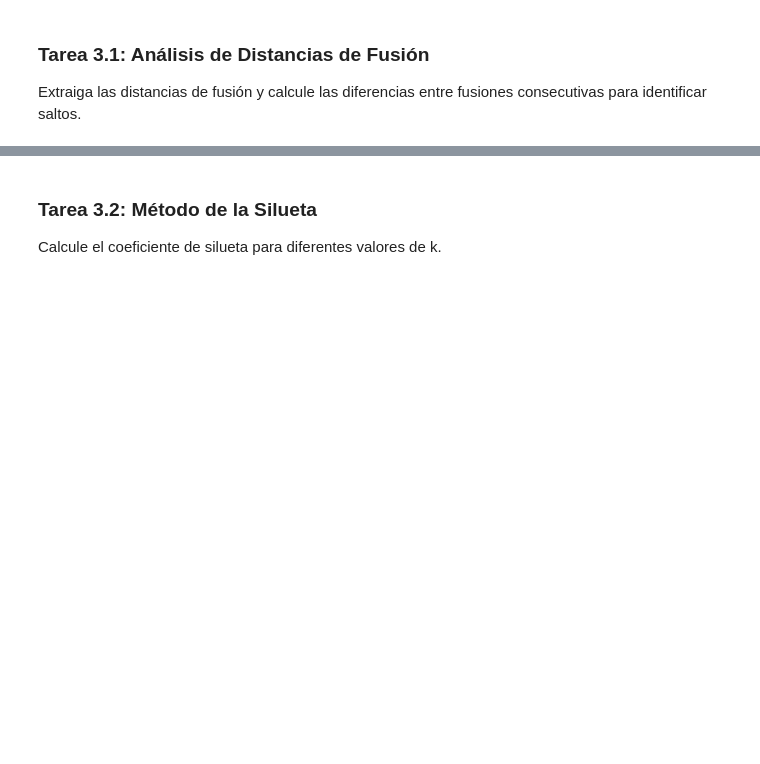
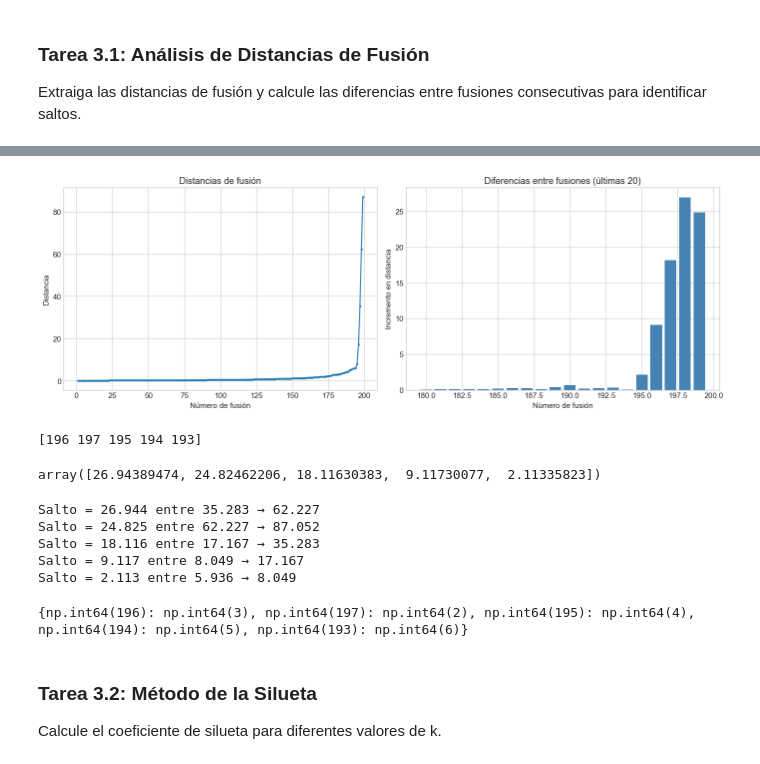
Before and after one commit to choppeb7/aprendizaje-no-supervisado, a Jupyter notebook: Notebooks_Clustering/2_Clustering_Jerarquico_Ejercicios.ipynb, the cells around one changed output, grey strips where cells are left out. Saved outputs shown, nothing was run; the diff lists cells and outputs as text; code cells hidden in the pictures; blank space fills up the shorter version.

```diff
--- a/Notebooks_Clustering/2_Clustering_Jerarquico_Ejercicios.ipynb
+++ b/Notebooks_Clustering/2_Clustering_Jerarquico_Ejercicios.ipynb
@@ -275,33 +372,69 @@ Extraiga las distancias de fusión y calcule las diferencias entre fusiones cons
 # %%
 # TODO: Extraer distancias de fusión y calcular diferencias
 # Las distancias están en la tercera columna de Z (índice 2)
 
-distancias_fusion = None  # Reemplazar
-diferencias = None  # Reemplazar (use np.diff)
+distancias_fusion = Z_ej3[:,2]
+diferencias = np.diff(distancias_fusion)  # Reemplazar (use np.diff)
 
 # TODO: Identificar los 5 mayores saltos y sus k correspondientes
 # Su código aquí
+# argsort devuelve los índices ordenados de menor → mayor
+idx_ordenados=np.argsort(diferencias)
+top_5_idx=idx_ordenados[-5:]
+top5_idx_ordenados = top_5_idx[np.argsort(diferencias[top_5_idx])[::-1]]  ## ordenados de mayor a menor
+
 
 
 # Visualización
 if diferencias is not None:
     fig, axes = plt.subplots(1, 2, figsize=(14, 5))
 
     # Gráfico de distancias
     axes[0].plot(range(1, len(distancias_fusion)+1), distancias_fusion, 'o-', markersize=2)
     axes[0].set_xlabel('Número de fusión')
     axes[0].set_ylabel('Distancia')
     axes[0].set_title('Distancias de fusión')
 
     # Gráfico de diferencias (últimas 20)
     ultimas = 20
-    axes[1].bar(range(len(X_ej3)-ultimas, len(X_ej3)-1), diferencias[-ultimas:], color='steelblue')
+    axes[1].bar(range(len(X_ej3)-ultimas, len(X_ej3)), diferencias[-ultimas:], color='steelblue')
     axes[1].set_xlabel('Número de fusión')
     axes[1].set_ylabel('Incremento en distancia')
     axes[1].set_title(f'Diferencias entre fusiones (últimas {ultimas})')
 
     plt.tight_layout()
     plt.show()
+# %% [output]
+[figure, added]
+# %%
+### Indices con mayor salto
+print(top5_idx_ordenados)
+## Salto realizados
+diferencias[top5_idx_ordenados]
+# %% [output]
+[196 197 195 194 193]
+array([26.94389474, 24.82462206, 18.11630383,  9.11730077,  2.11335823])
+# %%
+for i in top5_idx_ordenados:
+    print(
+        f"Salto = {diferencias[i]:.3f} "
+        f"entre {distancias_fusion[i]:.3f} → {distancias_fusion[i+1]:.3f}"
+    )
+# %% [output]
+Salto = 26.944 entre 35.283 → 62.227
+Salto = 24.825 entre 62.227 → 87.052
+Salto = 18.116 entre 17.167 → 35.283
+Salto = 9.117 entre 8.049 → 17.167
+Salto = 2.113 entre 5.936 → 8.049
+# %%
+n = X_ej3.shape[0]
+
+k_sugeridos ={}
+for i in top5_idx_ordenados:
+    k_sugeridos[i] =n - i -1
+print(k_sugeridos)
+# %% [output]
+{np.int64(196): np.int64(3), np.int64(197): np.int64(2), np.int64(195): np.int64(4), np.int64(194): np.int64(5), np.int64(193): np.int64(6)}
 # %% [markdown]
 ### Tarea 3.2: Método de la Silueta
 
```
Also changed, not shown: parts of 14 cells of this notebook, 1 other file.
